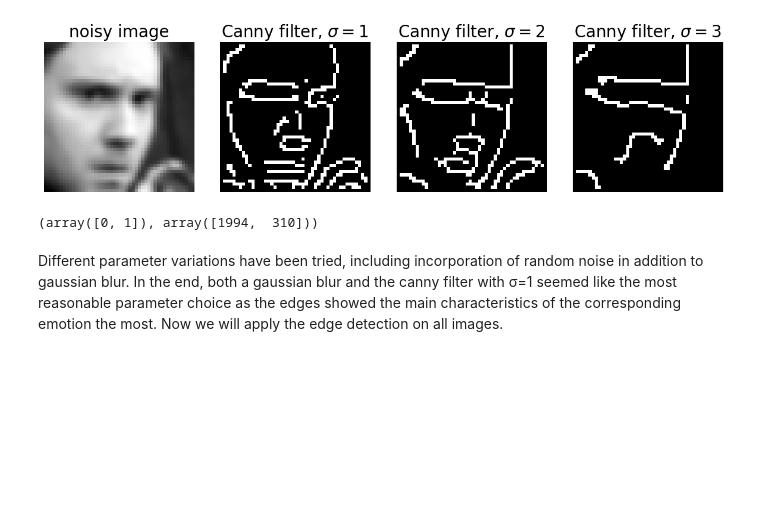
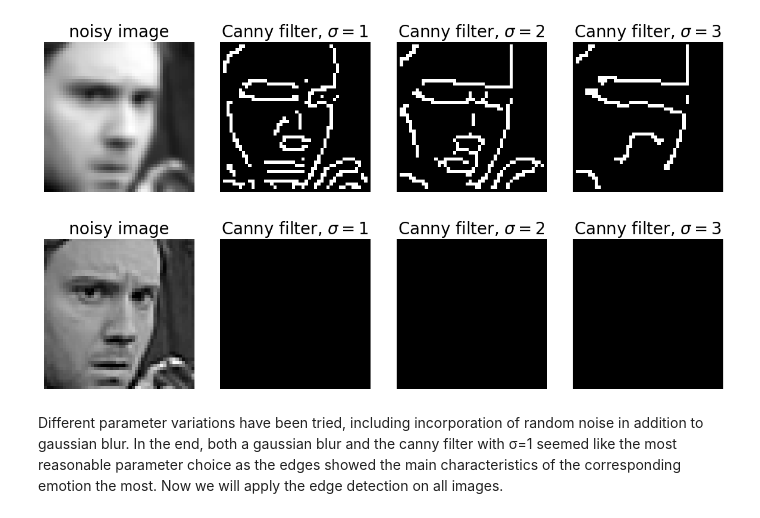
Before and after one commit to felix-rosenberger/image-classification, a Jupyter notebook: Image_Classification.ipynb, the cells around one changed output. Cells and saved outputs as stored; diff of their text form; code cells hidden in the pictures; blank space fills up the shorter version.

```diff
--- a/Image_Classification.ipynb
+++ b/Image_Classification.ipynb
@@ -502,10 +539,39 @@ fig.tight_layout()
 plt.show()
 # %% [output]
 [figure]
-# %%
-np.unique(edges1.astype(int), return_counts=True)
-# %% [output]
-(array([0, 1]), array([1994,  310]))
+# %%
+
+# apply gaussian blur
+#image = ndi.gaussian_filter(sharpened_image, sigma=1)
+image = sharpened_image
+
+# compute canny filter for two values of sigma
+edges1 = canny(image, sigma=1)
+edges2 = canny(image, sigma=2)
+edges3 = canny(image, sigma=3)
+
+# display results
+fig, ax = plt.subplots(nrows=1, ncols=4, figsize=(12, 3))
+
+ax[0].imshow(image, cmap='gray') # blurred image
+ax[0].set_title('noisy image', fontsize=20)
+
+ax[1].imshow(edges1, cmap='gray')
+ax[1].set_title(r'Canny filter, $\sigma=1$', fontsize=20)
+
+ax[2].imshow(edges2, cmap='gray')
+ax[2].set_title(r'Canny filter, $\sigma=2$', fontsize=20)
+
+ax[3].imshow(edges3, cmap='gray')
+ax[3].set_title(r'Canny filter, $\sigma=3$', fontsize=20)
+
+for a in ax:
+    a.axis('off')
+
+fig.tight_layout()
+plt.show()
+# %% [output]
+[figure, added]
 # %% [markdown]
 Different parameter variations have been tried, including incorporation of random noise in addition to gaussian blur. In the end, both a gaussian blur and the canny filter with σ=1 seemed like the most reasonable parameter choice as the edges showed the main characteristics of the corresponding emotion the most. Now we will apply the edge detection on all images.
 # %%
```
Also changed, not shown: parts of 10 cells of this notebook.
